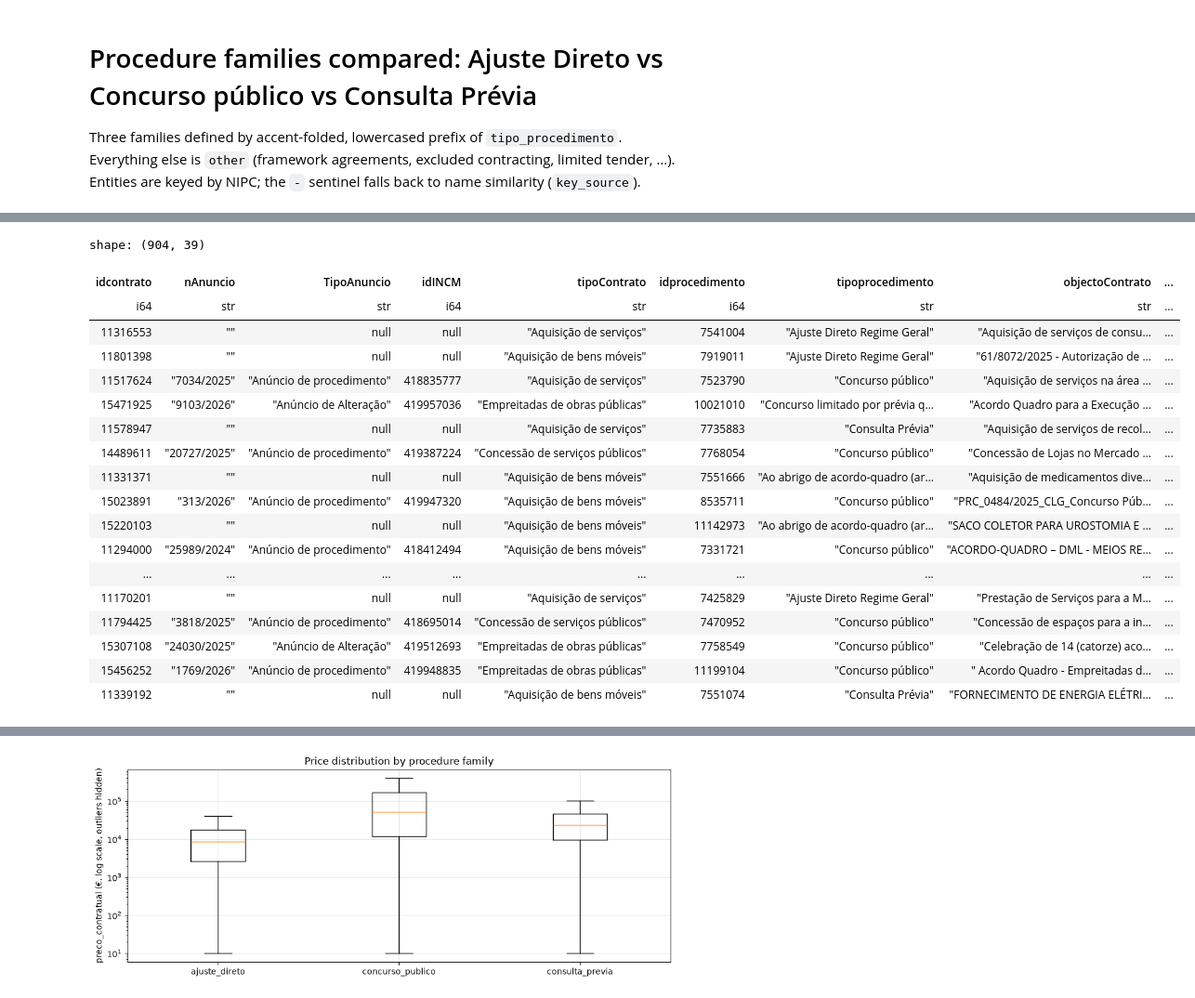
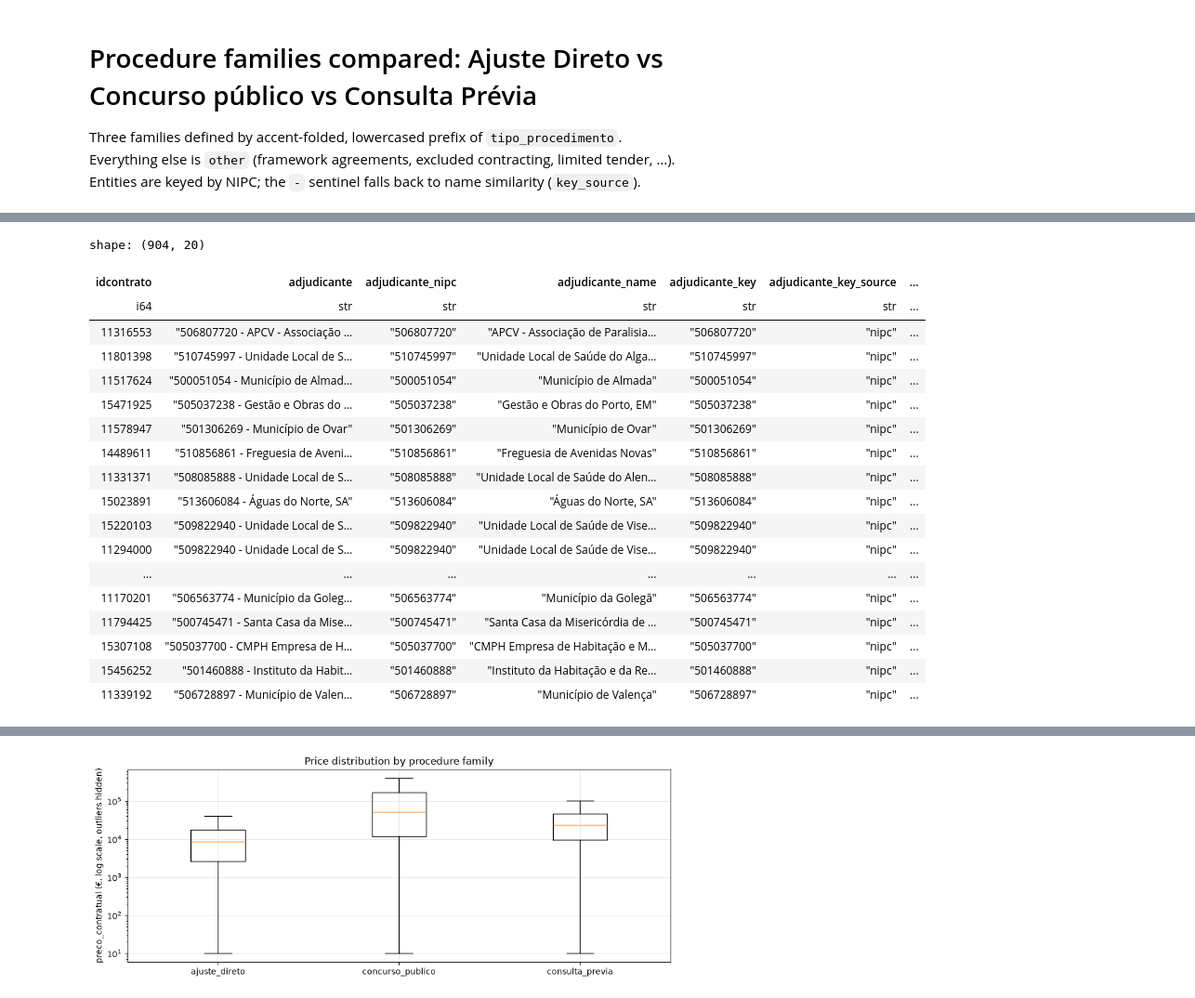
Before and after one commit to neiro-data/portal-base-data-analysis, a Jupyter notebook: notebooks/procedures_comparison.ipynb, the cells around one changed output, grey strips where cells are left out. Shown at 93% size. Saved outputs shown, nothing was run; the diff lists cells and outputs as text; code cells hidden in the pictures.

```diff
--- a/notebooks/procedures_comparison.ipynb
+++ b/notebooks/procedures_comparison.ipynb
@@ -25,40 +25,11 @@ pl.Config.set_tbl_rows(20)
 pl.Config.set_tbl_width_chars(140)
 plt.rcParams["figure.figsize"] = (10, 4)
 # %%
-contracts_raw = pl.read_parquet(DATA / "contracts.parquet")
-print(f"rows={contracts_raw.height:,}  cols={contracts_raw.width}")
-
-
-contracts_all = (
-    entity_key(
-        contracts_raw.with_columns(split_packed("adjudicante", prefix="adjudicante")),
-        prefix="adjudicante",
-    )
-    .select(
-        pl.col("idcontrato"),
-        pl.col("adjudicante"),
-        pl.col("adjudicante_nipc"),
-        pl.col("adjudicante_name"),
-        pl.col("adjudicante_key"),
-        pl.col("adjudicante_key_source"),
-        pl.col("adjudicatarios"),
-        pl.col("objectoContrato").alias("objecto_contrato"),
-        pl.col("precoContratual").alias("preco_contratual"),
-        pl.col("prazoExecucao").alias("prazo_execucao"),
-        pl.col("dataCelebracaoContrato").alias("data_celebracao"),
-        pl.col("CPV").alias("cpv"),
-        pl.col("NUTs").alias("nuts"),
-        pl.col("Ano").alias("ano"),
-        pl.col("tipoContrato").alias("tipo_contrato"),
-        pl.col("tipoprocedimento").alias("tipo_procedimento"),
-
-)
-)
-contracts_all = contracts_all.with_columns(value_per_day())
-# Disregard contracts priced below MIN_VALUE (€); contracts_all keeps them for before/after comparisons.
-MIN_VALUE = 10
-contracts = contracts_all.filter(pl.col("preco_contratual") >= MIN_VALUE)
-print(f"disregarded {contracts_all.height - contracts.height:,} contracts with preco_contratual < €{MIN_VALUE} "
+contracts_all = load_contracts(DATA / "contracts.parquet")
+print(f"rows={contracts_all.height:,}  cols={contracts_all.width}")
+# Disregard contracts with |preco_contratual| < MIN_VALUE (€); contracts_all keeps them for before/after comparisons.
+contracts = filter_min_value(contracts_all)
+print(f"disregarded {contracts_all.height - contracts.height:,} contracts with |preco_contratual| < €{MIN_VALUE:g} "
       f"({(contracts_all.height - contracts.height) / contracts_all.height:.2%}); kept {contracts.height:,}")
 print(f"valor_por_dia defined for {contracts['valor_por_dia'].is_not_null().mean():.1%} of kept contracts "
       f"(needs 1 <= prazo_execucao <= 3650 days)")
@@ -80,27 +51,27 @@ shape: (2, 2)
 │ name                   ┆ 2      │
 └────────────────────────┴────────┘
 # %%
-contracts_raw.filter(pl.col("precoContratual") < 1)
+contracts_all.filter(pl.col("preco_contratual") < 1)
 # %% [output]
-shape: (904, 39)
+shape: (904, 20)
-| idcontrato | nAnuncio | TipoAnuncio | idINCM | tipoContrato | idprocedimento | tipoprocedimento | objectoContrato | ... |
-| i64 | str | str | i64 | str | i64 | str | str | ... |
-| 11316553 | "" | null | null | "Aquisição de serviços" | 7541004 | "Ajuste Direto Regime Geral" | "Aquisição de serviços de consu… | ... |
-| 11801398 | "" | null | null | "Aquisição de bens móveis" | 7919011 | "Ajuste Direto Regime Geral" | "61/8072/2025 - Autorização de … | ... |
-| 11517624 | "7034/2025" | "Anúncio de procedimento" | 418835777 | "Aquisição de serviços" | 7523790 | "Concurso público" | "Aquisição de serviços na área … | ... |
-| 15471925 | "9103/2026" | "Anúncio de Alteração" | 419957036 | "Empreitadas de obras públicas" | 10021010 | "Concurso limitado por prévia q… | "Acordo Quadro para a Execução … | ... |
-| 11578947 | "" | null | null | "Aquisição de serviços" | 7735883 | "Consulta Prévia" | "Aquisição de serviços de recol… | ... |
-| 14489611 | "20727/2025" | "Anúncio de procedimento" | 419387224 | "Concessão de serviços públicos" | 7768054 | "Concurso público" | "Concessão de Lojas no Mercado … | ... |
-| 11331371 | "" | null | null | "Aquisição de bens móveis" | 7551666 | "Ao abrigo de acordo-quadro (ar… | "Aquisição de medicamentos dive… | ... |
-| 15023891 | "313/2026" | "Anúncio de procedimento" | 419947320 | "Aquisição de bens móveis" | 8535711 | "Concurso público" | "PRC_0484/2025_CLG_Concurso Púb… | ... |
-| 15220103 | "" | null | null | "Aquisição de bens móveis" | 11142973 | "Ao abrigo de acordo-quadro (ar… | "SACO COLETOR PARA UROSTOMIA E … | ... |
-| 11294000 | "25989/2024" | "Anúncio de procedimento" | 418412494 | "Aquisição de bens móveis" | 7331721 | "Concurso público" | "ACORDO-QUADRO – DML - MEIOS RE… | ... |
-| ... | ... | ... | ... | ... | ... | ... | ... | ... |
-| 11170201 | "" | null | null | "Aquisição de serviços" | 7425829 | "Ajuste Direto Regime Geral" | "Prestação de Serviços para a M… | ... |
-| 11794425 | "3818/2025" | "Anúncio de procedimento" | 418695014 | "Concessão de serviços públicos" | 7470952 | "Concurso público" | "Concessão de espaços para a in… | ... |
-| 15307108 | "24030/2025" | "Anúncio de Alteração" | 419512693 | "Empreitadas de obras públicas" | 7758549 | "Concurso público" | "Celebração de 14 (catorze) aco… | ... |
-| 15456252 | "1769/2026" | "Anúncio de procedimento" | 419948835 | "Empreitadas de obras públicas" | 11199104 | "Concurso público" | " Acordo Quadro - Empreitadas d… | ... |
-| 11339192 | "" | null | null | "Aquisição de bens móveis" | 7551074 | "Consulta Prévia" | "FORNECIMENTO DE ENERGIA ELÉTRI… | ... |
+| idcontrato | adjudicante | adjudicante_nipc | adjudicante_name | adjudicante_key | adjudicante_key_source | ... |
+| i64 | str | str | str | str | str | ... |
+| 11316553 | "506807720 - APCV - Associação … | "506807720" | "APCV - Associação de Paralisia… | "506807720" | "nipc" | ... |
+| 11801398 | "510745997 - Unidade Local de S… | "510745997" | "Unidade Local de Saúde do Alga… | "510745997" | "nipc" | ... |
+| 11517624 | "500051054 - Município de Almad… | "500051054" | "Município de Almada" | "500051054" | "nipc" | ... |
+| 15471925 | "505037238 - Gestão e Obras do … | "505037238" | "Gestão e Obras do Porto, EM" | "505037238" | "nipc" | ... |
+| 11578947 | "501306269 - Município de Ovar" | "501306269" | "Município de Ovar" | "501306269" | "nipc" | ... |
+| 14489611 | "510856861 - Freguesia de Aveni… | "510856861" | "Freguesia de Avenidas Novas" | "510856861" | "nipc" | ... |
+| 11331371 | "508085888 - Unidade Local de S… | "508085888" | "Unidade Local de Saúde do Alen… | "508085888" | "nipc" | ... |
+| 15023891 | "513606084 - Águas do Norte, SA" | "513606084" | "Águas do Norte, SA" | "513606084" | "nipc" | ... |
+| 15220103 | "509822940 - Unidade Local de S… | "509822940" | "Unidade Local de Saúde de Vise… | "509822940" | "nipc" | ... |
+| 11294000 | "509822940 - Unidade Local de S… | "509822940" | "Unidade Local de Saúde de Vise… | "509822940" | "nipc" | ... |
+| ... | ... | ... | ... | ... | ... | ... |
+| 11170201 | "506563774 - Município da Goleg… | "506563774" | "Município da Golegã" | "506563774" | "nipc" | ... |
+| 11794425 | "500745471 - Santa Casa da Mise… | "500745471" | "Santa Casa da Misericórdia de … | "500745471" | "nipc" | ... |
+| 15307108 | "505037700 - CMPH Empresa de H… | "505037700" | "CMPH Empresa de Habitação e M… | "505037700" | "nipc" | ... |
+| 15456252 | "501460888 - Instituto da Habit… | "501460888" | "Instituto da Habitação e da Re… | "501460888" | "nipc" | ... |
+| 11339192 | "506728897 - Município de Valen… | "506728897" | "Município de Valença" | "506728897" | "nipc" | ... |
 # %%
 tp = (
     pl.col("tipo_procedimento").str.to_lowercase().str.replace_all("ú", "u").str.replace_all("é", "e")
```
Also changed, not shown: parts of 14 cells of this notebook.
